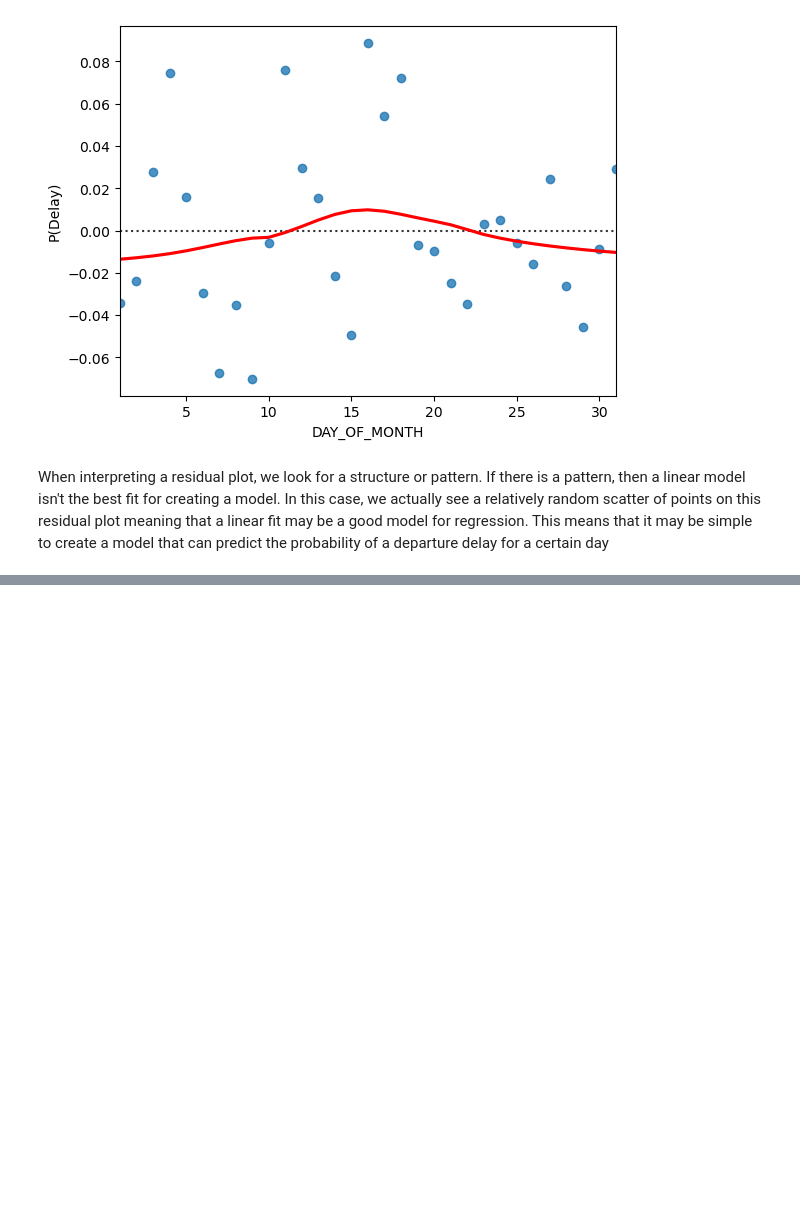
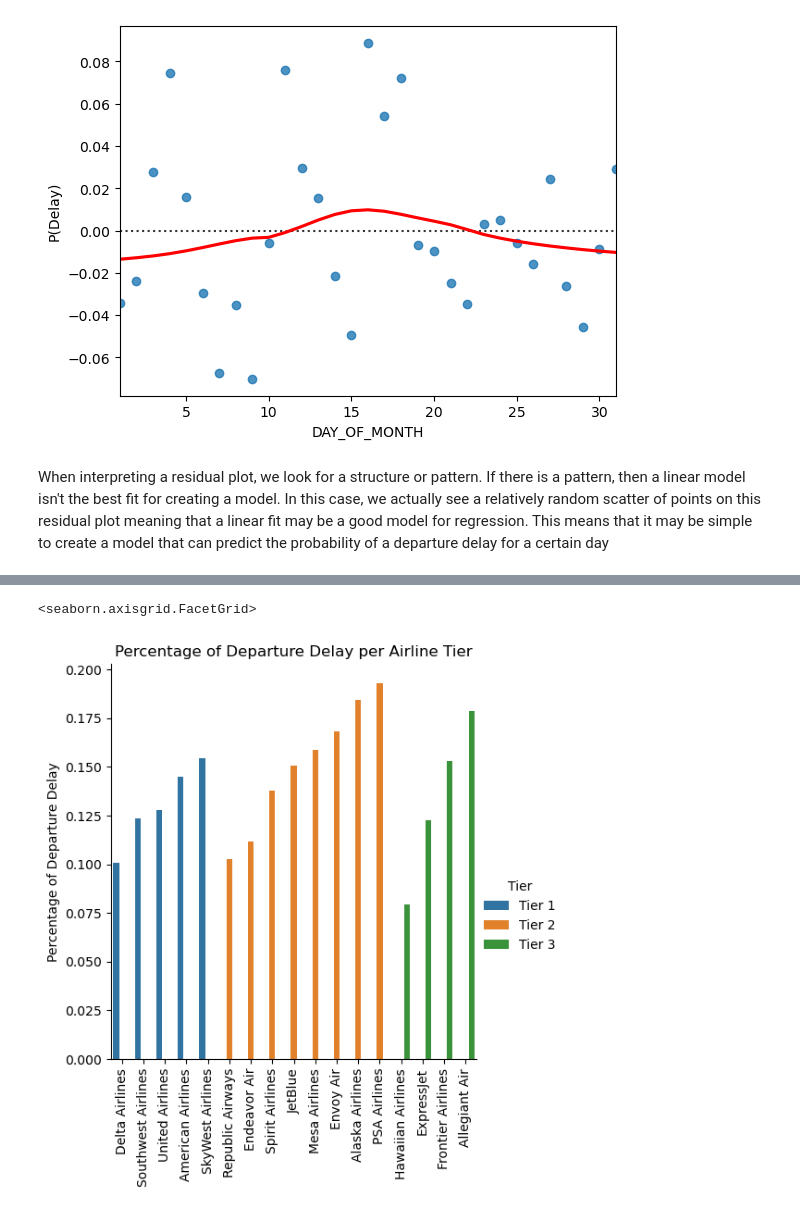
Before and after one commit to ubco-W2022T2-data301/project-group-group05, a Jupyter notebook: analysis/analysis_kaiden.ipynb, the cells around one changed output, grey strips where cells are left out. Cells and saved outputs as stored; diff of their text form; code cells hidden in the pictures; blank space fills up the shorter version.

```diff
--- a/analysis/analysis_kaiden.ipynb
+++ b/analysis/analysis_kaiden.ipynb
@@ -170,0 +359,26 @@ When interpreting a residual plot, we look for a structure or pattern. If there
+# %%
+# Here I want to explore whether there are any discrepancies in the number of delays and probability
+# for each airline tier
+
+tier1 = grouped.sort_values('Total_Flights', ignore_index=True).loc[12:16]
+tier1 = tier1.assign(Tier = lambda x: 'Tier 1')
+tier2 = grouped.sort_values('Total_Flights', ignore_index=True).loc[4:11]
+tier2 = tier2.assign(Tier = lambda x: 'Tier 2')
+tier3 = grouped.sort_values('Total_Flights', ignore_index=True).loc[0:3]
+tier3 = tier3.assign(Tier = lambda x: 'Tier 3')
+merged = pd.concat([tier3, tier2, tier1])
+# %%
+# Visualization by tier
+tier1a = tier1.sort_values('Percentage')
+tier2a = tier2.sort_values('Percentage')
+tier3a = tier3.sort_values('Percentage')
+merged1 = pd.concat([tier1a, tier2a, tier3a])
+
+catplot = sns.catplot(data = merged1, x='Airline', y='Percentage', hue='Tier', kind='bar')
+catplot.set_xticklabels(rotation=90)
+catplot.set(xlabel='',
+           ylabel='Percentage of Departure Delay',
+           title='Percentage of Departure Delay per Airline Tier')
+# %% [output]
+<seaborn.axisgrid.FacetGrid>
+[figure, added]
```
Also changed, not shown: parts of 20 cells of this notebook, 1 other file.
